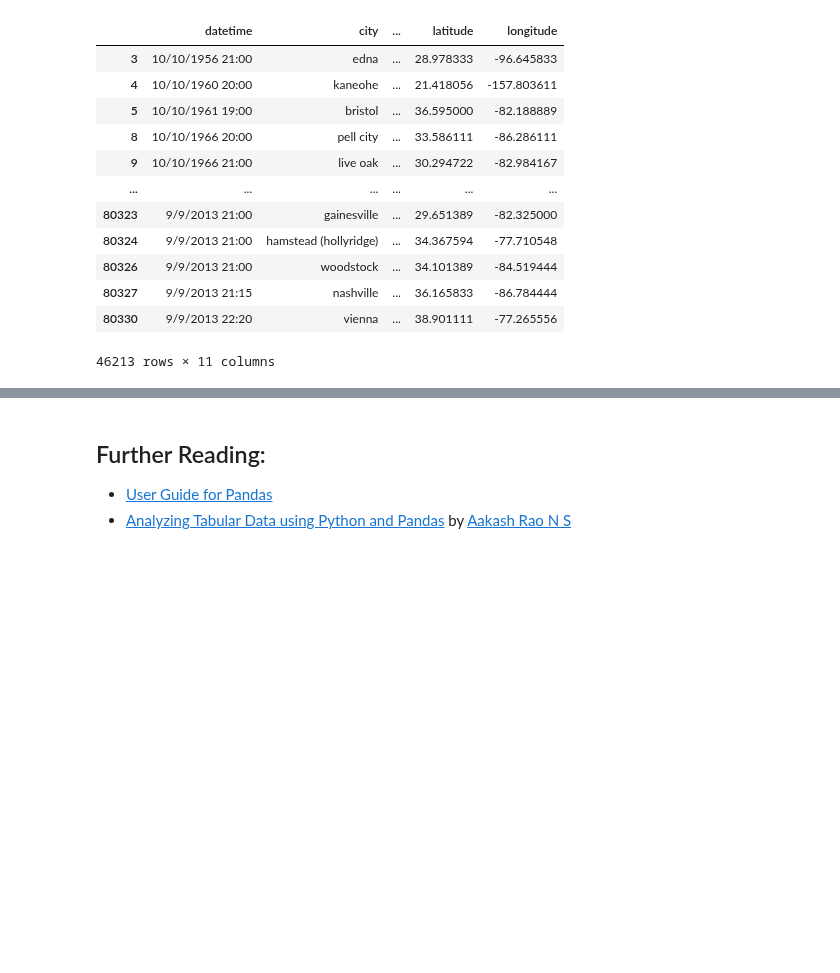
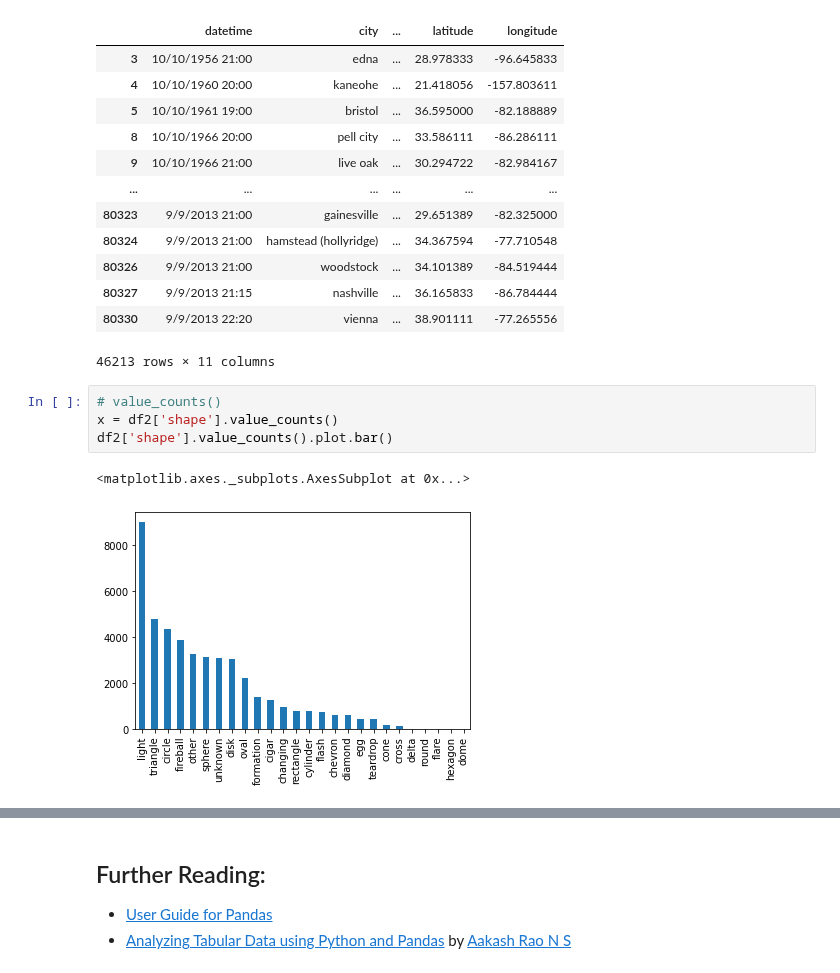
Before and after one commit to DavoodSZ1993/Python_Tutorial, a Jupyter notebook: pandas_tutorial.ipynb, the cells around one changed output, grey strips where cells are left out. Drawn from its saved outputs; the diff is of its cells as text; blank space fills up the shorter version.

```diff
--- a/pandas_tutorial.ipynb
+++ b/pandas_tutorial.ipynb
@@ -329,3 +348,10 @@ with pd.option_context('display.max_rows', 200,'display.max_columns', 4):
 | 80327 | 9/9/2013 21:15 | nashville | ... | 36.165833 | -86.784444 |
 | 80330 | 9/9/2013 22:20 | vienna | ... | 38.901111 | -77.265556 |
 46213 rows × 11 columns
+# %%
+# value_counts()
+x = df2['shape'].value_counts()
+df2['shape'].value_counts().plot.bar()
+# %% [output]
+<matplotlib.axes._subplots.AxesSubplot at 0x...>
+[figure, added]
```
Also changed, not shown: parts of 5 cells of this notebook.
